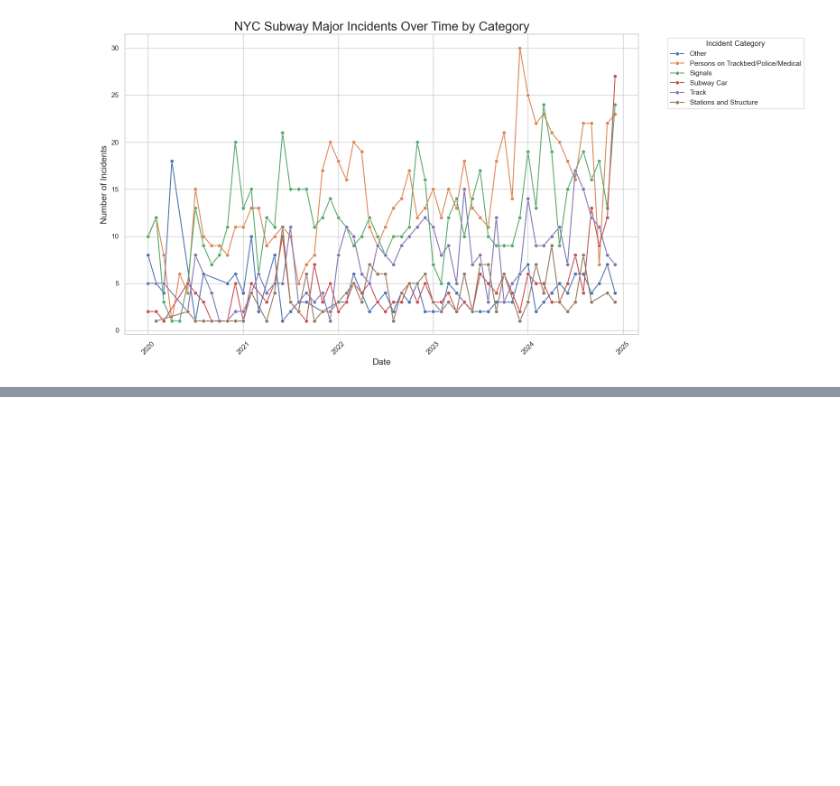
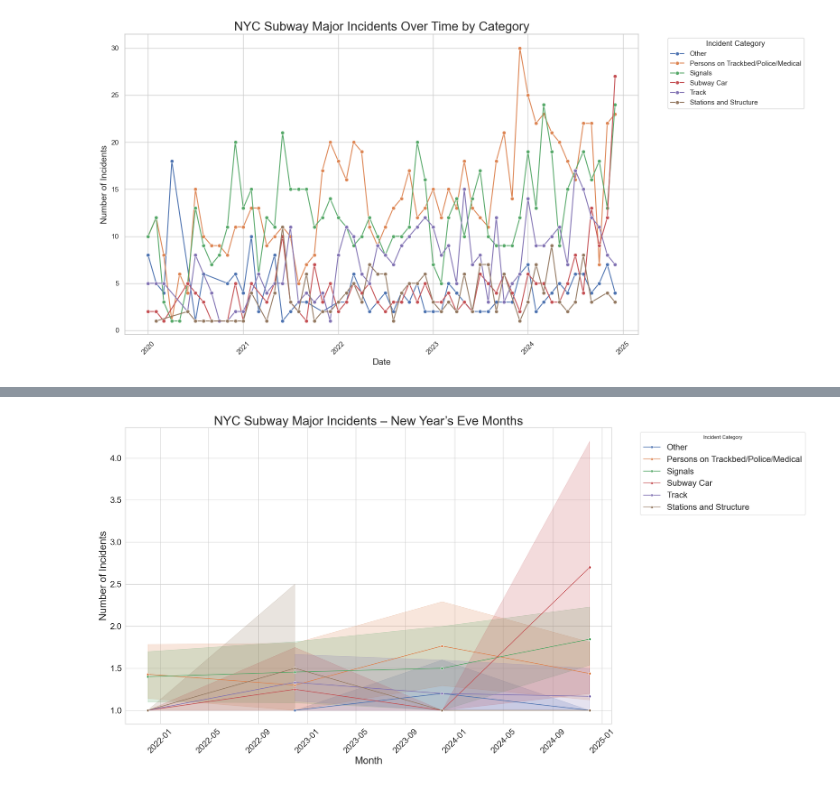
Before and after one commit to ClaraML96/ClaraML96.github.io, a Jupyter notebook: _scripts/Incidents.ipynb, the cells around one changed output, grey strips where cells are left out. Saved outputs shown, nothing was run; the diff lists cells and outputs as text; code cells hidden in the pictures; blank space fills up the shorter version.

```diff
--- a/_scripts/Incidents.ipynb
+++ b/_scripts/Incidents.ipynb
@@ -70,0 +121,22 @@ plt.show()
+# %%
+# --- New Year's Eve Incident Timeline ---
+
+# Filter for December months (when NYE happens)
+nye_months = pd.to_datetime(['2021-12', '2022-12', '2023-12', '2024-12'])
+nye_df = df[df['month'].isin(nye_months)].copy()
+
+# Plot
+plt.figure(figsize=(24, 12))
+sns.lineplot(data=nye_df, x='month', y='count', hue='category', marker='o')
+plt.title('NYC Subway Major Incidents – New Year’s Eve Months', fontsize=30)
+plt.xlabel('Month', fontsize=24)
+plt.ylabel('Number of Incidents', fontsize=24)
+plt.legend(title='Incident Category', bbox_to_anchor=(1.05, 1), loc='upper left', fontsize=20)
+plt.xticks(rotation=45, fontsize=20)
+plt.grid(True)
+plt.xticks(rotation=45)
+plt.yticks(fontsize=20)
+plt.tight_layout()
+plt.show()
+# %% [output]
+[figure, added]
```
Also changed, not shown: parts of 4 cells of this notebook, 4 other files.
